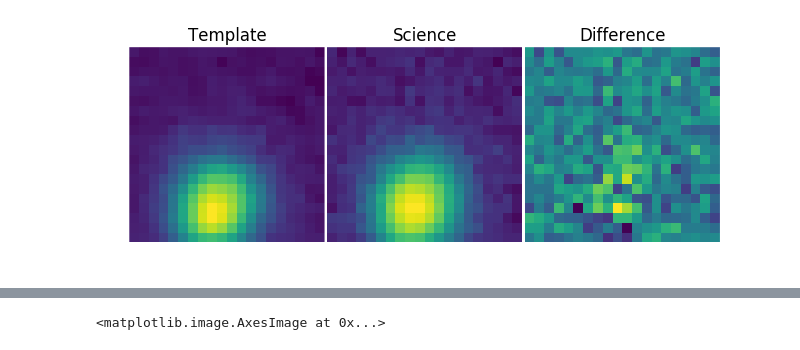
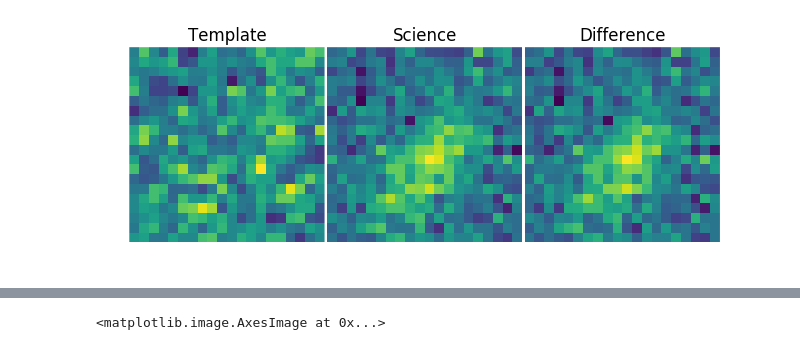
Before and after one commit to parejkoj/LSST-Zoo, a Jupyter notebook: image_stitch.ipynb, the cells around one changed output, grey strips where cells are left out. Saved outputs shown, nothing was run; the diff lists cells and outputs as text; code cells hidden in the pictures.

```diff
--- a/image_stitch.ipynb
+++ b/image_stitch.ipynb
@@ -17,37 +40,37 @@ f, (ax1, ax2, ax3) = plt.subplots(1, 3)
 min_cut=0 #-1
 Q=5
 max_cut=0 #cutouts[8][0].max()
 tryRGB=True
 template=vis.scale_image(cutouts[8][0],min_cut=min_cut,max_cut=max_cut)
 science=vis.scale_image(cutouts[8][1],min_cut=min_cut,max_cut=max_cut)
 difference=vis.scale_image(cutouts[8][2],min_cut=min_cut,max_cut=None)
 
 if tryRGB==True:
-    template=cutouts[8][0]
-    science=cutouts[8][1]
-    difference=cutouts[8][2]
+    template=cutouts[21][0]
+    science=cutouts[21][1]
+    difference=cutouts[21][2]
     mintemp = template.min()
     minsci = science.min()
     mindiff = difference.min()
     template = luptonRGB.makeRGB(template,Q=Q,minimum=mindiff)
     science = luptonRGB.makeRGB(science,Q=Q,minimum=mindiff)
     difference = luptonRGB.makeRGB(difference,Q=Q,minimum=mindiff)
 
 ax1.imshow(template[:,:,0],cmap=cm.viridis,interpolation="none")
 ax1.axis('off')
 ax2.imshow(science[:,:,0],cmap=cm.viridis,interpolation="none")
 ax2.axis('off')
 ax3.imshow(difference[:,:,0],cmap=cm.viridis,interpolation="none")
 ax3.axis('off')
 ax1.set_title("Template")
 ax2.set_title("Science")
 ax3.set_title("Difference")
 plt.tight_layout(pad=-0.5, w_pad=-1.5, h_pad=-1.5)
 plt.savefig('sub_sets/test.jpg')
 
 #arcsinh scaling,log,sqrt
 # %% [output]
-[figure, old version]
+[figure, new version]
 # %%
 #Concatenate arrays and then scale
 
```
Also changed, not shown: parts of 2 cells of this notebook, 1 other file.
